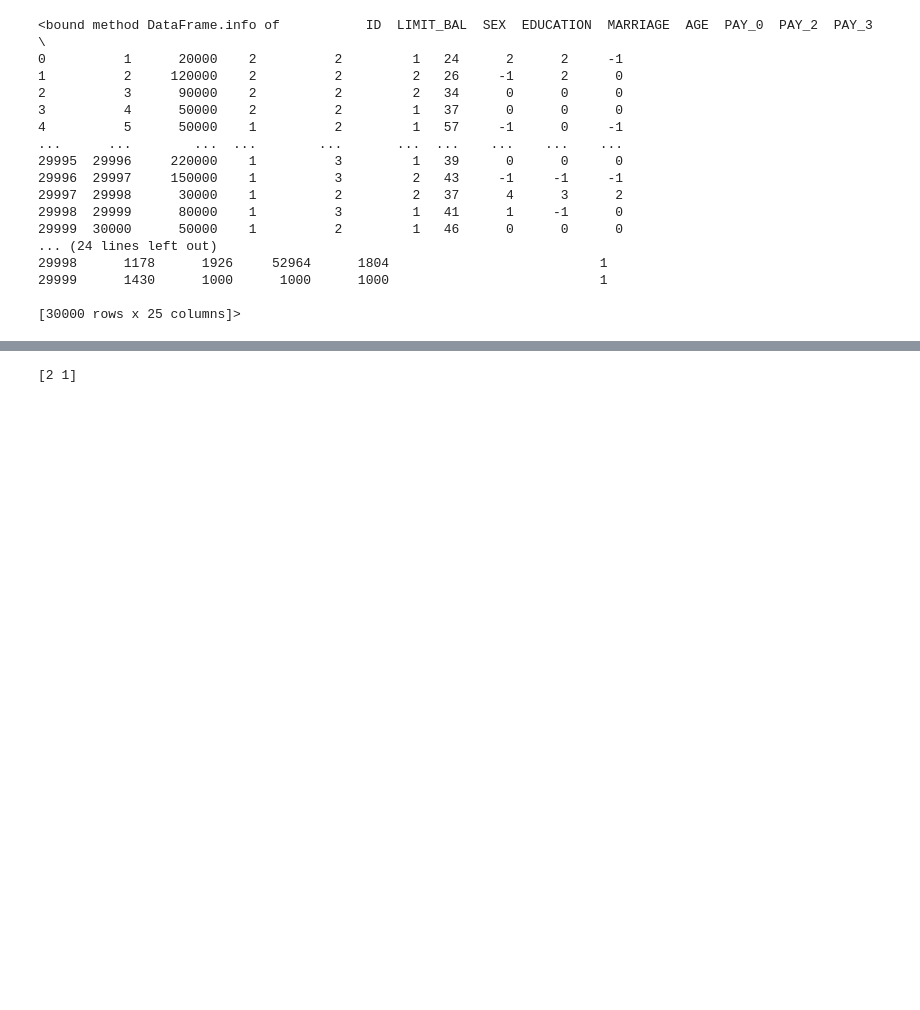
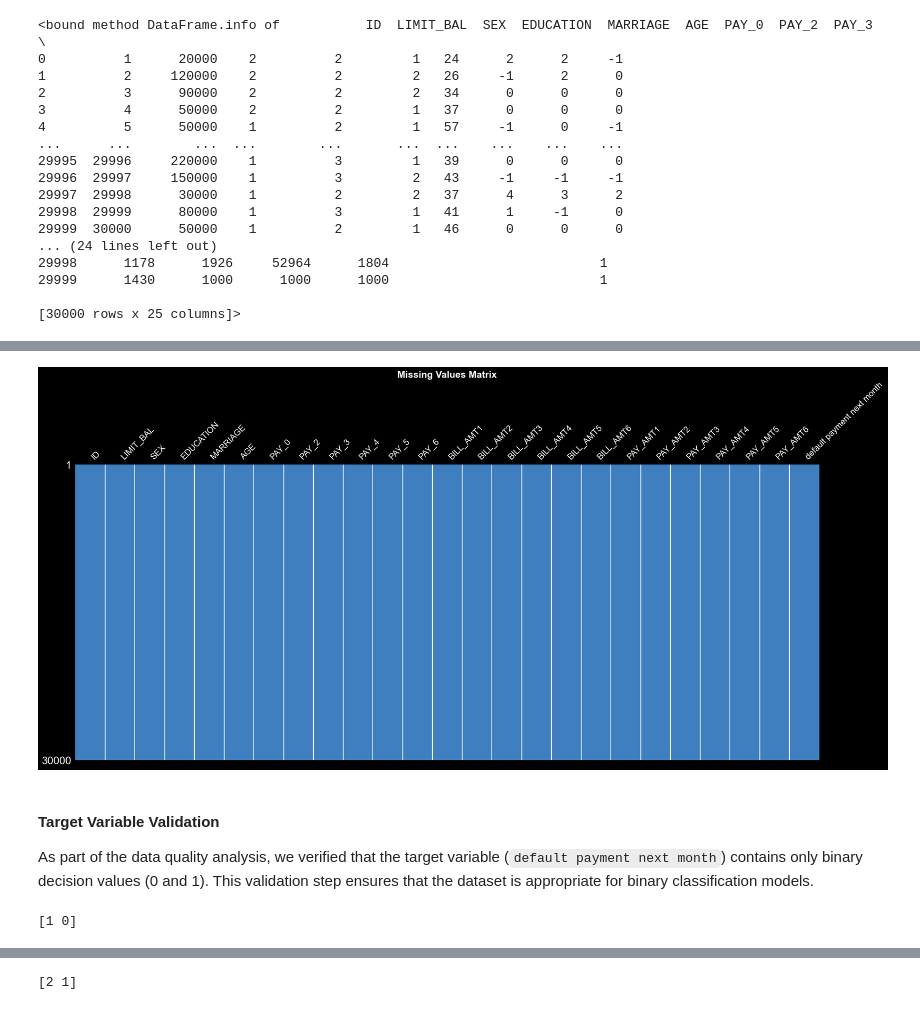
Before and after one commit to titusk2/DS-7331-, a Jupyter notebook: DS-7331 Mini Lab_Final_V2.ipynb, the cells around one changed output, grey strips where cells are left out. Cells and saved outputs as stored; diff of their text form; code cells hidden in the pictures; blank space fills up the shorter version.

Commit message:
added quality analysis and explained imputation decision. cleaned up imports.

```diff
--- a/DS-7331 Mini Lab_Final_V2.ipynb
+++ b/DS-7331 Mini Lab_Final_V2.ipynb
@@ -103,0 +100,21 @@ print(marriage)
+# %%
+# Visualize dataset completeness using a missingno matrix plot
+msno.matrix(
+    df,
+    color=(0.25, 0.5, 0.75),
+    sparkline=False
+)
+plt.title("Missing Values Matrix", fontsize=18, fontweight="bold")
+plt.show()
+# %% [output]
+[figure, added]
+# %% [markdown]
+#### Target Variable Validation
+
+As part of the data quality analysis, we verified that the target variable (`default payment next month`) contains only binary decision values (0 and 1). This validation step ensures that the dataset is appropriate for binary classification models.
+# %%
+# Verify that the target variable contains only binary decision values (0 = no default, 1 = default)
+unique = df["default payment next month"].unique()
+print(unique)
+# %% [output]
+[1 0]
```
Also changed, not shown: parts of 24 cells of this notebook.
